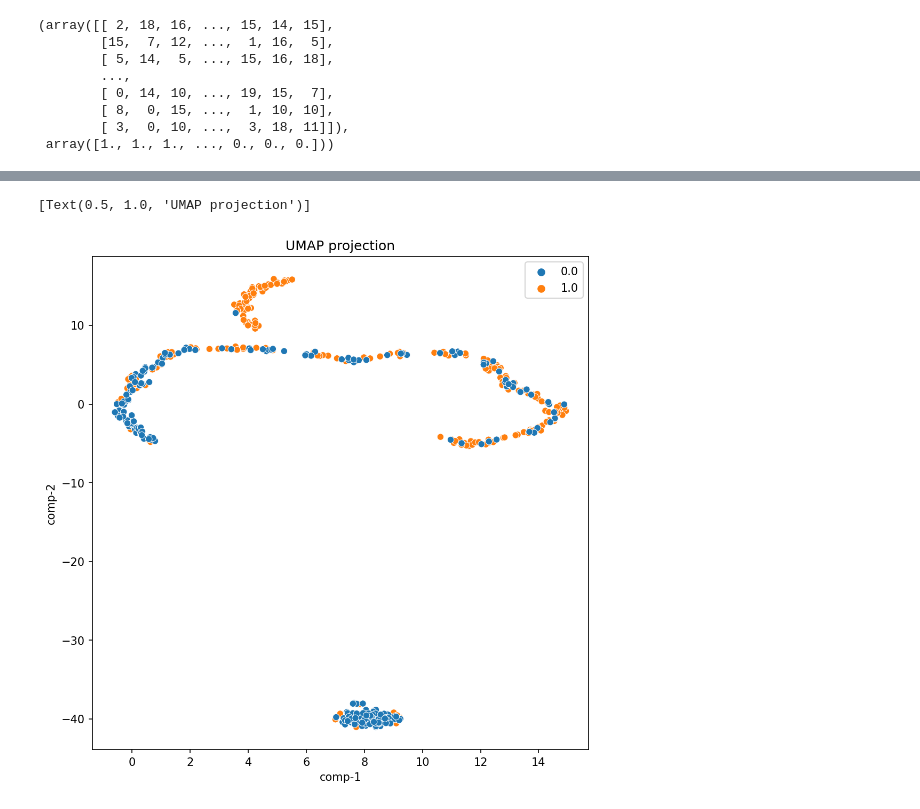
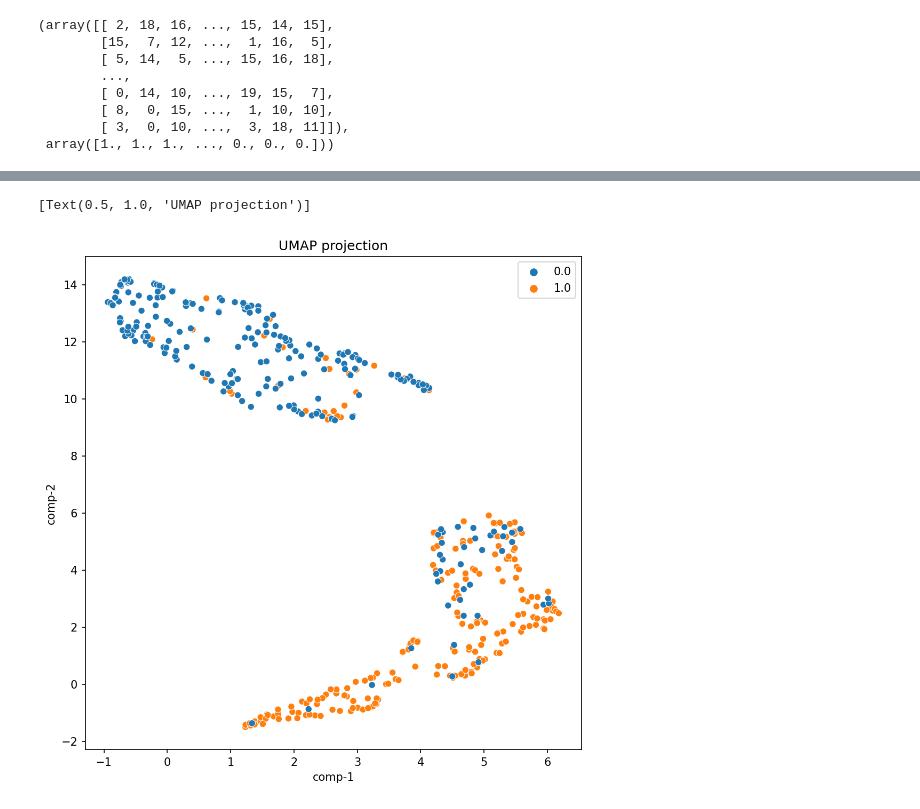
Before and after one commit to anuprulez/transformer_dephosphorylation, a Jupyter notebook: notebooks/train_prot_t5_ffn.ipynb, the cells around one changed output, grey strips where cells are left out. Drawn from its saved outputs; the diff is of its cells as text; code cells hidden in the pictures.

```diff
--- a/notebooks/train_prot_t5_ffn.ipynb
+++ b/notebooks/train_prot_t5_ffn.ipynb
@@ -759,15 +790,14 @@ import pandas as pd
 import seaborn as sns
 import h5py
 
-#ANN_model = load_model("../models/composite_model.h5")
 
-print(stacked_model.layers, len(stacked_model.layers))
+print("Number of layers: ", len(stacked_model.layers))
 
 # create truncated model
 truncated_ANN_model = Model(inputs=stacked_model.input,
-                                 outputs=stacked_model.get_layer(index=19).output)
+                                 outputs=stacked_model.get_layer(index=25).output) #20
 
-hidden_features = truncated_ANN_model.predict([X_test_CNN, X_test_CNN])
+hidden_features = truncated_ANN_model.predict([X_test_CNN, X_test_full_ST_embedding, X_test_CNN])
 
 print(hidden_features.shape)
 
@@ -802,33 +830,33 @@ plt.show()
 from umap import UMAP
 from matplotlib.pyplot import figure
 
 figsize = (8, 8)
 figure(figsize=figsize, dpi=150)
 
 n_colors = 10
 
-n_neighbors = 40
-min_dist= 0.5
+n_neighbors = 30
+min_dist= 0.09
 
 n_components=2
 
 metric='euclidean'
 
 umap_2d = UMAP(n_components=n_components, n_neighbors=n_neighbors, min_dist=min_dist, init='random', random_state=0)
 
 #tsne_features = m.fit_transform(hidden_features)
 
 #df['Dimension-1'] = tsne_features[:,0]
 #df['Dimension-2'] = tsne_features[:,1]
 
 proj_2d = umap_2d.fit_transform(hidden_features)
 
 df_umap = pd.DataFrame()
 
 df_umap["comp-1"] = proj_2d[:,0]
 df_umap["comp-2"] = proj_2d[:,1]
 
 sns.scatterplot(x="comp-1", y="comp-2", hue=test_ST_labels, data=df_umap).set(title="UMAP projection") #palette=sns.color_palette("hls", n_colors)
 # %% [output]
 [Text(0.5, 1.0, 'UMAP projection')]
-[figure, old version]
+[figure, new version]
```
Also changed, not shown: parts of 11 cells of this notebook, 1 other file.
